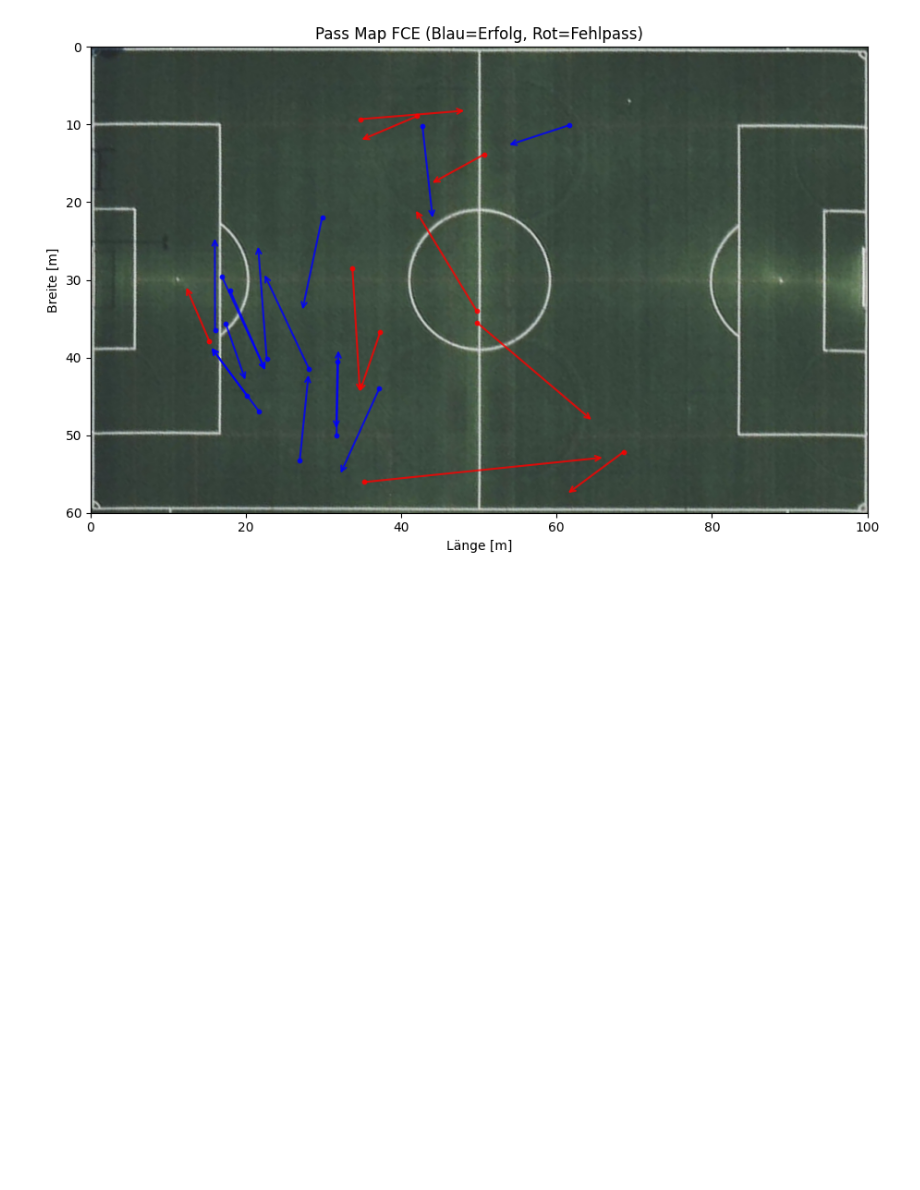
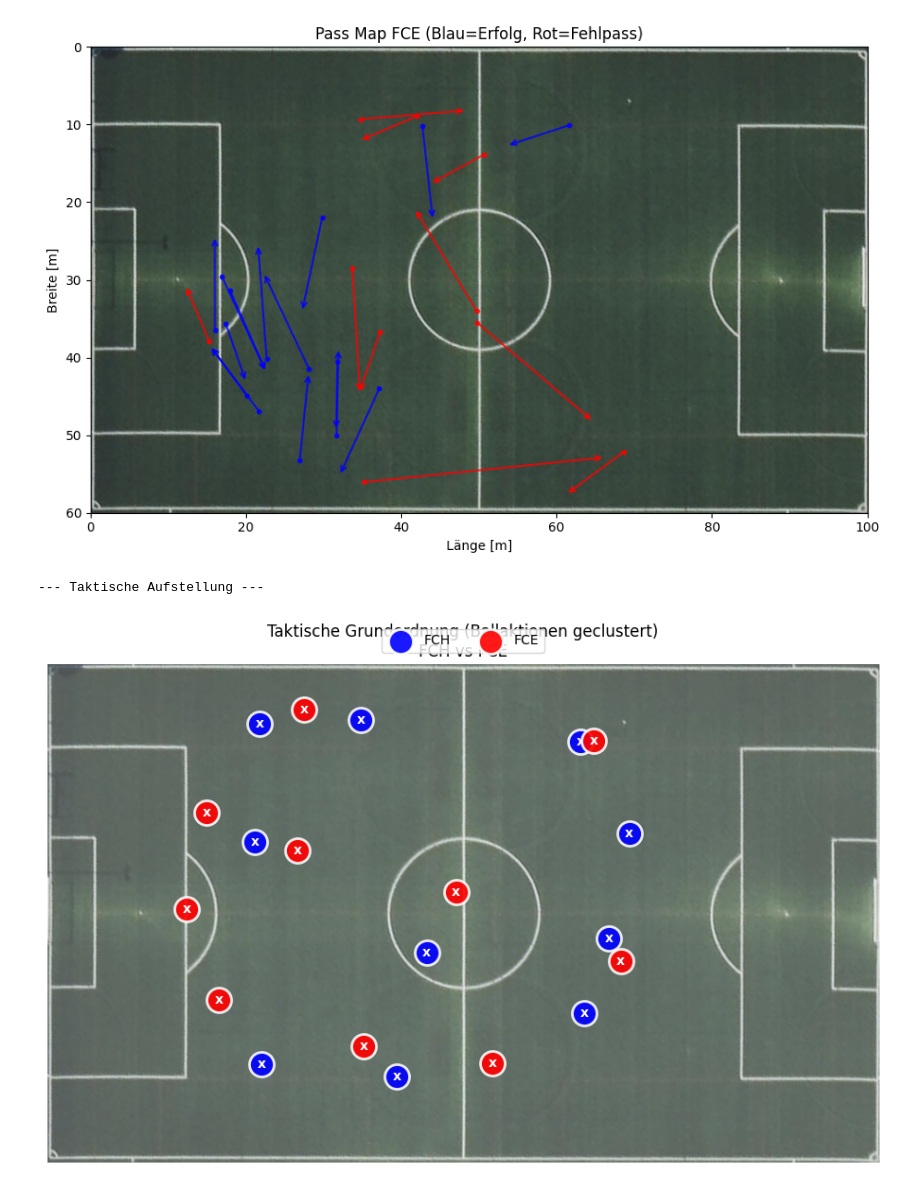
Before and after one commit to lounico84/Computer-Vision-FCH, a Jupyter notebook: match_analytics.ipynb, the cells around one changed output. Cells and saved outputs as stored; diff of their text form; code cells hidden in the pictures; blank space fills up the shorter version.

Commit message:
added real formation over time

```diff
--- a/match_analytics.ipynb
+++ b/match_analytics.ipynb
@@ -33,6 +33,7 @@ import analytics.heatmaps as hm
 import analytics.zones as zn
 import analytics.possession as pos
 import analytics.pass_maps as pm
+import analytics.formation as form
 
 # -----------------------------
 # Projekt-Root finden
@@ -199,4 +200,16 @@ pm.create_pass_maps_from_csv(
     min_distance=analytics_cfg.pass_min_distance,
     pitch_image_path=pitch_path,
 )
+
+print("\n--- Taktische Aufstellung ---")
+form.plot_tactical_formation(
+    df,
+    pitch_img,
+    pitch_length,
+    pitch_width,
+    team1_name=team_cfg.team1_name,
+    team2_name=team_cfg.team2_name,
+    n_clusters=10
+)
+plt.show()
 # %% [output]
@@ -203,23 +218,25 @@ pm.create_pass_maps_from_csv(
 Config-CSV-Pfad (relativ/konfiguriert): /Users/loubrauchli/Documents/Python_Projects/Project_Football_Analytics_FCHERRLIBERG/project/Computer-Vision-FCH/analytics/frame_events/frame_events_e.csv
 PROJECT_ROOT: /Users/loubrauchli/Documents/Python_Projects/Project_Football_Analytics_FCHERRLIBERG
 Verwendete CSV: /Users/loubrauchli/Documents/Python_Projects/Project_Football_Analytics_FCHERRLIBERG/project/Computer-Vision-FCH/analytics/frame_events/frame_events_e.csv
 Verwendetes Pitch-Image: /Users/loubrauchli/Documents/Python_Projects/Project_Football_Analytics_FCHERRLIBERG/project/Computer-Vision-FCH/calibration/pictures/fch_fussballfeld.jpg
 [figure]
 Clustergrössen: {np.int64(-1): np.int64(11469), np.int64(0): np.int64(375), np.int64(1): np.int64(263), np.int64(2): np.int64(296), np.int64(3): np.int64(963)}
 Artefakt-Cluster: [np.int64(0), np.int64(3)]
 Artefaktpunkte entfernt: 1338
 [figure]
 [figure]
 [figure]
 [figure]
 [pass_maps] detect_passes: 67 Pässe erkannt.
 Pässe erkannt: 67
 Pass-Übersicht:
   total:      67
   completed:  40
   failed:     22
   clearances: 5
 [pass_maps] detect_passes: 69 Pässe erkannt.
 [pass_maps] Summary: total=69, completed=42, failed=22
 [figure]
 [figure]
+--- Taktische Aufstellung ---
+[figure, added]
```
Also changed, not shown: parts of 1 cell of this notebook, 2 other files.
